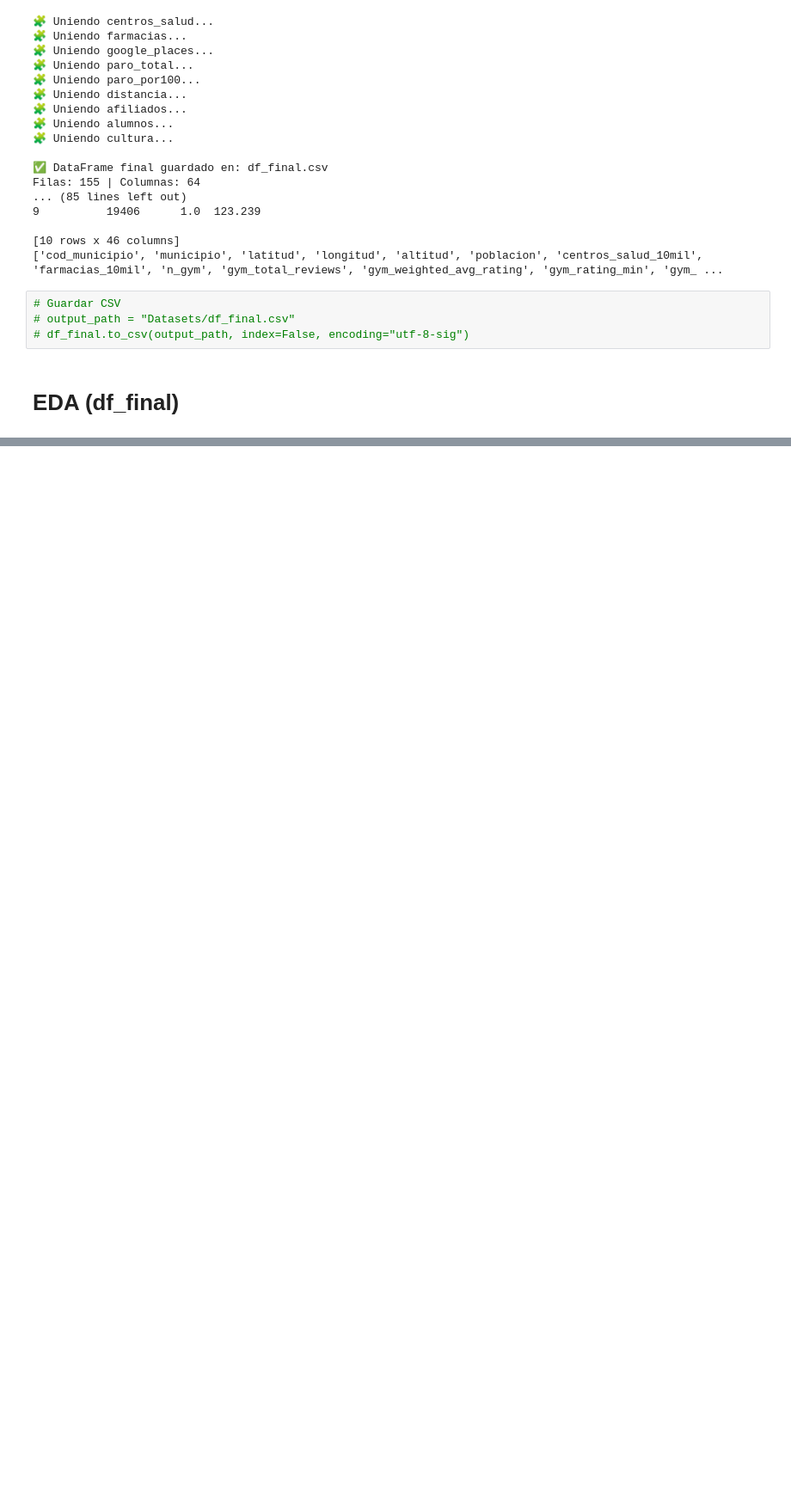
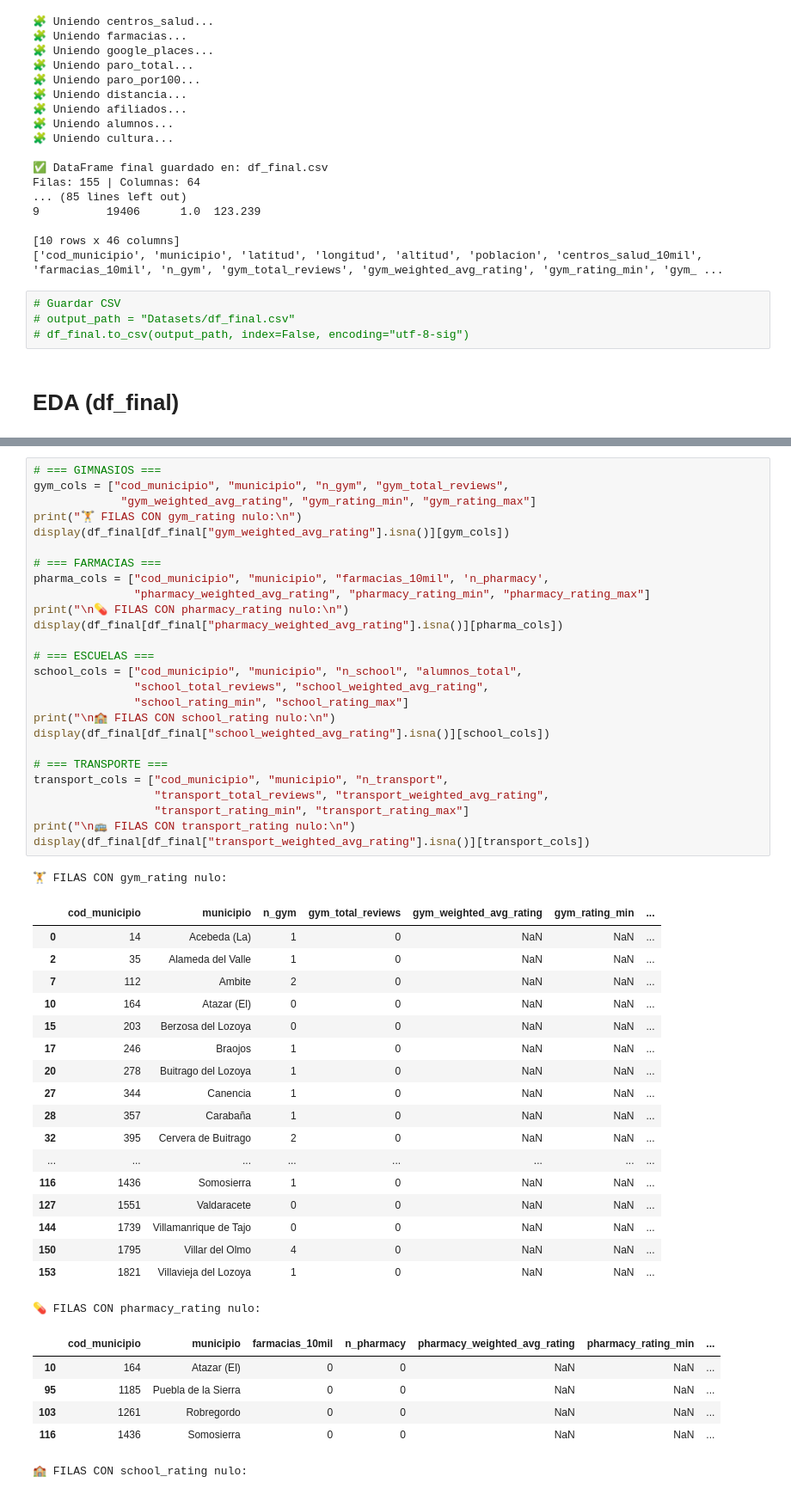
Before and after one commit to SYJUN107/Datathon-LODCORE-Madrid-2025, a Jupyter notebook: main.ipynb, the cells around one changed output, grey strips where cells are left out. Shown at 86% size. Drawn from its saved outputs; the diff is of its cells as text; blank space fills up the shorter version.

```diff
--- a/main.ipynb
+++ b/main.ipynb
@@ -591,0 +670,52 @@ Filas: 155 | Columnas: 64
+# %%
+# === GIMNASIOS ===
+gym_cols = ["cod_municipio", "municipio", "n_gym", "gym_total_reviews",
+             "gym_weighted_avg_rating", "gym_rating_min", "gym_rating_max"]
+print("🏋️ FILAS CON gym_rating nulo:\n")
+display(df_final[df_final["gym_weighted_avg_rating"].isna()][gym_cols])
+
+# === FARMACIAS ===
+pharma_cols = ["cod_municipio", "municipio", "farmacias_10mil", 'n_pharmacy',
+               "pharmacy_weighted_avg_rating", "pharmacy_rating_min", "pharmacy_rating_max"]
+print("\n💊 FILAS CON pharmacy_rating nulo:\n")
+display(df_final[df_final["pharmacy_weighted_avg_rating"].isna()][pharma_cols])
+
+# === ESCUELAS ===
+school_cols = ["cod_municipio", "municipio", "n_school", "alumnos_total",
+               "school_total_reviews", "school_weighted_avg_rating",
+               "school_rating_min", "school_rating_max"]
+print("\n🏫 FILAS CON school_rating nulo:\n")
+display(df_final[df_final["school_weighted_avg_rating"].isna()][school_cols])
+
+# === TRANSPORTE ===
+transport_cols = ["cod_municipio", "municipio", "n_transport",
+                  "transport_total_reviews", "transport_weighted_avg_rating",
+                  "transport_rating_min", "transport_rating_max"]
+print("\n🚌 FILAS CON transport_rating nulo:\n")
+display(df_final[df_final["transport_weighted_avg_rating"].isna()][transport_cols])
+# %% [output]
+🏋️ FILAS CON gym_rating nulo:
+|  | cod_municipio | municipio | n_gym | gym_total_reviews | gym_weighted_avg_rating | gym_rating_min | ... |
+| 0 | 14 | Acebeda (La) | 1 | 0 | NaN | NaN | ... |
+| 2 | 35 | Alameda del Valle | 1 | 0 | NaN | NaN | ... |
+| 7 | 112 | Ambite | 2 | 0 | NaN | NaN | ... |
+| 10 | 164 | Atazar (El) | 0 | 0 | NaN | NaN | ... |
+| 15 | 203 | Berzosa del Lozoya | 0 | 0 | NaN | NaN | ... |
+| 17 | 246 | Braojos | 1 | 0 | NaN | NaN | ... |
+| 20 | 278 | Buitrago del Lozoya | 1 | 0 | NaN | NaN | ... |
+| 27 | 344 | Canencia | 1 | 0 | NaN | NaN | ... |
+| 28 | 357 | Carabaña | 1 | 0 | NaN | NaN | ... |
+| 32 | 395 | Cervera de Buitrago | 2 | 0 | NaN | NaN | ... |
+| ... | ... | ... | ... | ... | ... | ... | ... |
+| 116 | 1436 | Somosierra | 1 | 0 | NaN | NaN | ... |
+| 127 | 1551 | Valdaracete | 0 | 0 | NaN | NaN | ... |
+| 144 | 1739 | Villamanrique de Tajo | 0 | 0 | NaN | NaN | ... |
+| 150 | 1795 | Villar del Olmo | 4 | 0 | NaN | NaN | ... |
+| 153 | 1821 | Villavieja del Lozoya | 1 | 0 | NaN | NaN | ... |
+💊 FILAS CON pharmacy_rating nulo:
+|  | cod_municipio | municipio | farmacias_10mil | n_pharmacy | pharmacy_weighted_avg_rating | pharmacy_rating_min | ... |
+| 10 | 164 | Atazar (El) | 0 | 0 | NaN | NaN | ... |
+| 95 | 1185 | Puebla de la Sierra | 0 | 0 | NaN | NaN | ... |
+| 103 | 1261 | Robregordo | 0 | 0 | NaN | NaN | ... |
+| 116 | 1436 | Somosierra | 0 | 0 | NaN | NaN | ... |
+🏫 FILAS CON school_rating nulo:
```
Also changed, not shown: parts of 3 cells of this notebook, 1 other file.
